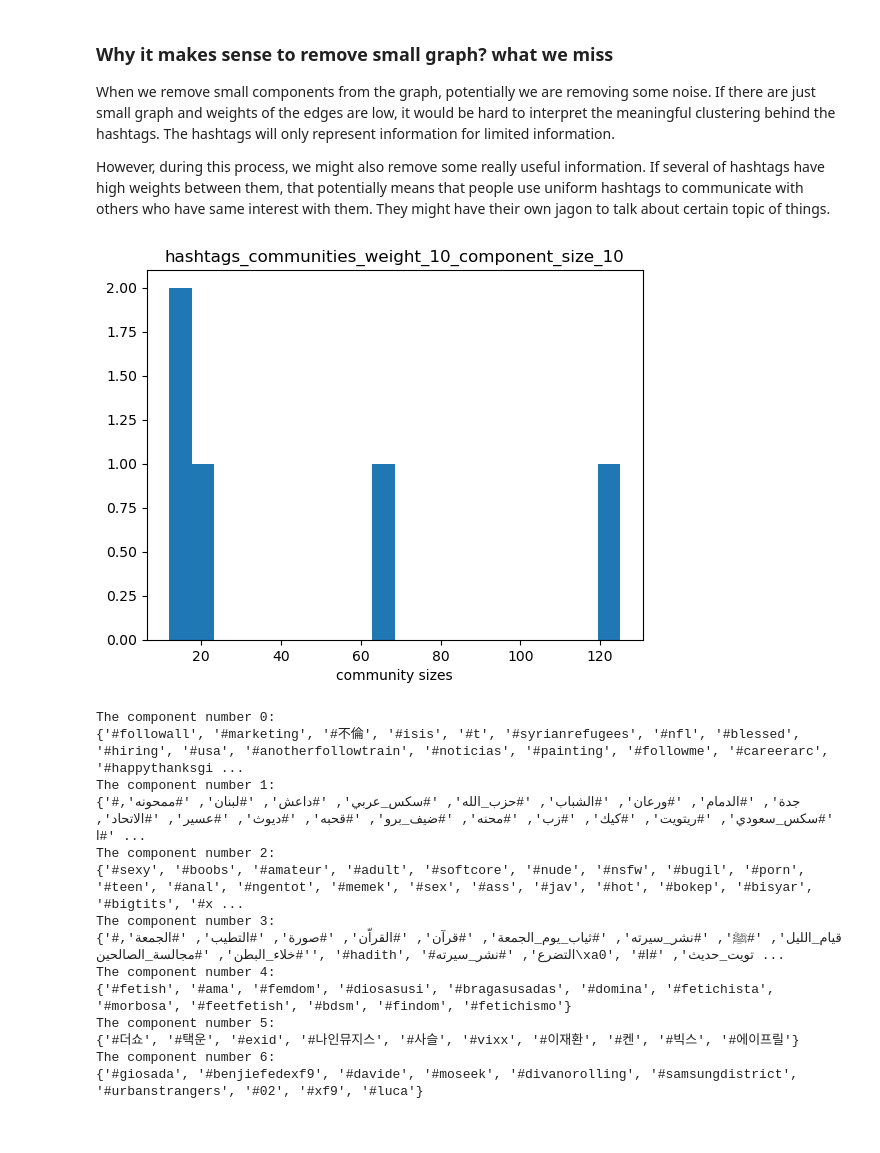
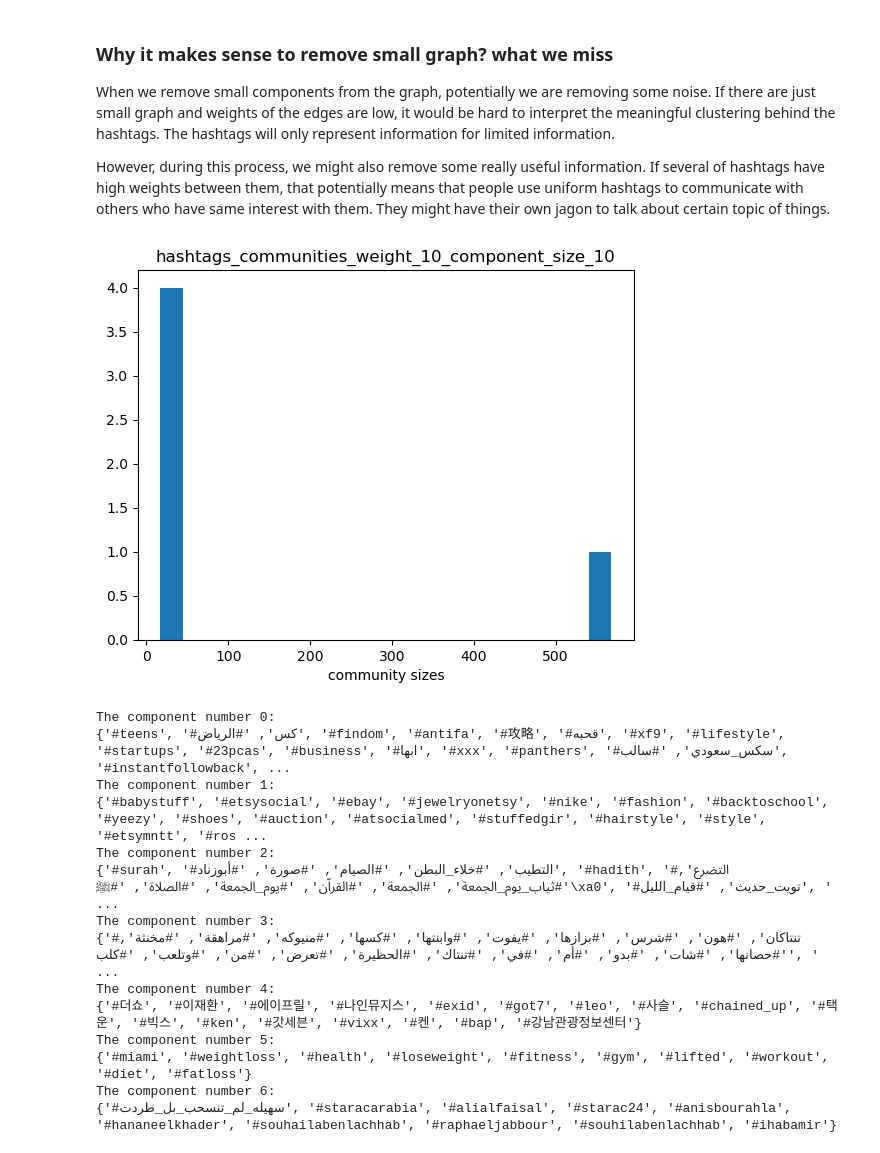
Before and after one commit to yilewang/dynamical_net_sys_class, a Jupyter notebook: lab5/lab5_yxw190015.ipynb, the cells around one changed output. Drawn from its saved outputs; the diff is of its cells as text; code cells hidden in the pictures.

```diff
--- a/lab5/lab5_yxw190015.ipynb
+++ b/lab5/lab5_yxw190015.ipynb
@@ -281,44 +281,44 @@ When we remove small components from the graph, potentially we are removing some
 However, during this process, we might also remove some really useful information. If several of hashtags have high weights between them, that potentially means that people use uniform hashtags to communicate with others who have same interest with them. They might have their own jagon to talk about certain topic of things.
 # %%
 def network_w_c(G, weights=10,components=10, write=False):
-    G_new = G
+    G_new = G.copy()
     edge_weights = nx.get_edge_attributes(G_new,'weight')
     G_new.remove_edges_from((e for e, w in edge_weights.items() if w <weights))
     components_nodes = sorted(nx.connected_components(G_new), key=len, reverse=True)
     comm_list = np.array([len(c) for c in sorted(nx.connected_components(G_new), key=len, reverse=True)])
     plt.hist(comm_list[np.where(comm_list>components)], 20)
     plt.xlabel('community sizes')
     plt.title(f"hashtags_communities_weight_{weights}_component_size_{components}")
     plt.show()
     for ind, c in enumerate(components_nodes):
         if len(c) >= components:
             print(f"The component number {ind}:")
             print(c)
     if write:
         out_name = 'htag_communities_w'+str(weights)+'_c'+str(components)+'.txt'
         with open(out_name, 'w', encoding='utf-8') as fout:
             for c in components_nodes:
                 if len(c)>=components:
                     strc = " ".join(c)
                     strc = "{"+strc+"}"+'\n'
                     fout.write(strc)
 network_w_c(G)
 # %% [output]
-[figure, old version]
+[figure, new version]
 The component number 0:
-{'#followall', '#marketing', '#不倫', '#isis', '#t', '#syrianrefugees', '#nfl', '#blessed', '#hiring', '#usa', '#anotherfollowtrain', '#noticias', '#painting', '#followme', '#careerarc', '#happythanksgi ...
+{'#teens', '#كس', '#الرياض', '#findom', '#antifa', '#攻略', '#قحبه', '#xf9', '#lifestyle', '#startups', '#23pcas', '#business', '#ابها', '#xxx', '#panthers', '#سكس_سعودي', '#سالب', '#instantfollowback', ...
 The component number 1:
-{'#جدة', '#الدمام', '#ورعان', '#الشباب', '#حزب_الله', '#سكس_عربي', '#داعش', '#لبنان', '#ممحونه', '#سكس_سعودي', '#ريتويت', '#كيك', '#زب', '#محنه', '#ضيف_برو', '#قحبه', '#ديوث', '#عسير', '#الاتحاد', '#ا ...
+{'#babystuff', '#etsysocial', '#ebay', '#jewelryonetsy', '#nike', '#fashion', '#backtoschool', '#yeezy', '#shoes', '#auction', '#atsocialmed', '#stuffedgir', '#hairstyle', '#style', '#etsymntt', '#ros ...
 The component number 2:
-{'#sexy', '#boobs', '#amateur', '#adult', '#softcore', '#nude', '#nsfw', '#bugil', '#porn', '#teen', '#anal', '#ngentot', '#memek', '#sex', '#ass', '#jav', '#hot', '#bokep', '#bisyar', '#bigtits', '#x ...
+{'#surah', '#التطيب', '#خلاء_البطن', '#الصيام', '#صورة', '#أبوزناد', '#hadith', '#التضرع', '#ثياب_يوم_الجمعة', '#الجمعة', '#القراّن', '#يوم_الجمعة', '#الصلاة', '#ﷺ\xa0', '#تويت_حديث', '#قيام_الليل', ' ...
 The component number 3:
-{'#قيام_الليل', '#ﷺ', '#نشر_سيرته', '#ثياب_يوم_الجمعة', '#قرآن', '#القراّن', '#صورة', '#التطيب', '#الجمعة', '#خلاء_البطن', '#مجالسة_الصالحين', '#hadith', '#التضرع', '#نشر_سيرته\xa0', '#تويت_حديث', '#ا ...
+{'#تنتاكان', '#هون', '#شرس', '#بزازها', '#يفوت', '#وابنتها', '#كسها', '#منيوكه', '#مراهقة', '#مخنثة', '#حصانها', '#شات', '#بدو', '#أم', '#في', '#تنتاك', '#الحظيرة', '#تعرض', '#من', '#وتلعب', '#كلب', ' ...
 The component number 4:
-{'#fetish', '#ama', '#femdom', '#diosasusi', '#bragasusadas', '#domina', '#fetichista', '#morbosa', '#feetfetish', '#bdsm', '#findom', '#fetichismo'}
+{'#더쇼', '#이재환', '#에이프릴', '#나인뮤지스', '#exid', '#got7', '#leo', '#사슬', '#chained_up', '#택운', '#빅스', '#ken', '#갓세븐', '#vixx', '#켄', '#bap', '#강남관광정보센터'}
 The component number 5:
-{'#더쇼', '#택운', '#exid', '#나인뮤지스', '#사슬', '#vixx', '#이재환', '#켄', '#빅스', '#에이프릴'}
+{'#miami', '#weightloss', '#health', '#loseweight', '#fitness', '#gym', '#lifted', '#workout', '#diet', '#fatloss'}
 The component number 6:
-{'#giosada', '#benjiefedexf9', '#davide', '#moseek', '#divanorolling', '#samsungdistrict', '#urbanstrangers', '#02', '#xf9', '#luca'}
+{'#سهيله_لم_تنسحب_بل_طردت', '#staracarabia', '#alialfaisal', '#starac24', '#anisbourahla', '#hananeelkhader', '#souhailabenlachhab', '#raphaeljabbour', '#souhilabenlachhab', '#ihabamir'}
 # %% [markdown]
 ### Community that makes sense; doesn't make sense
 
```
Also changed, not shown: parts of 12 cells of this notebook.
